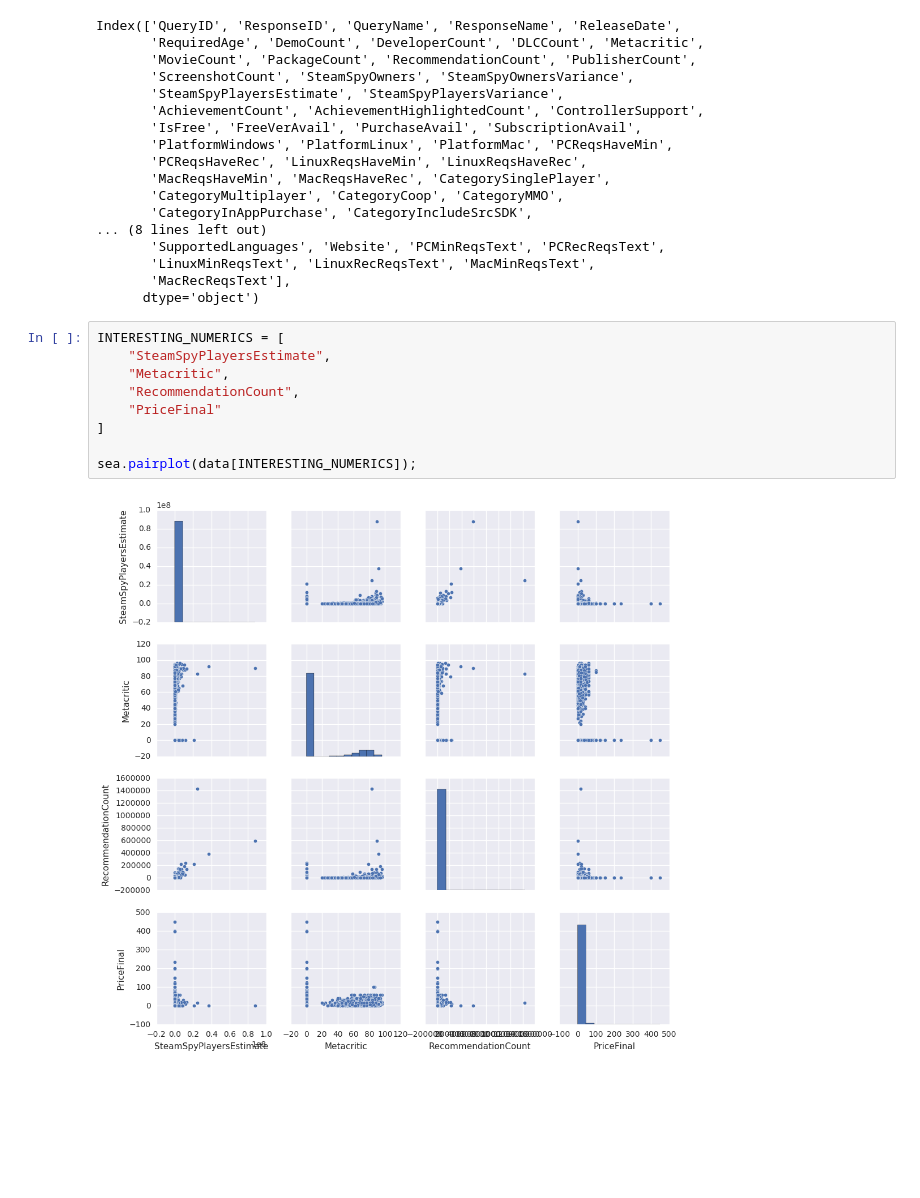
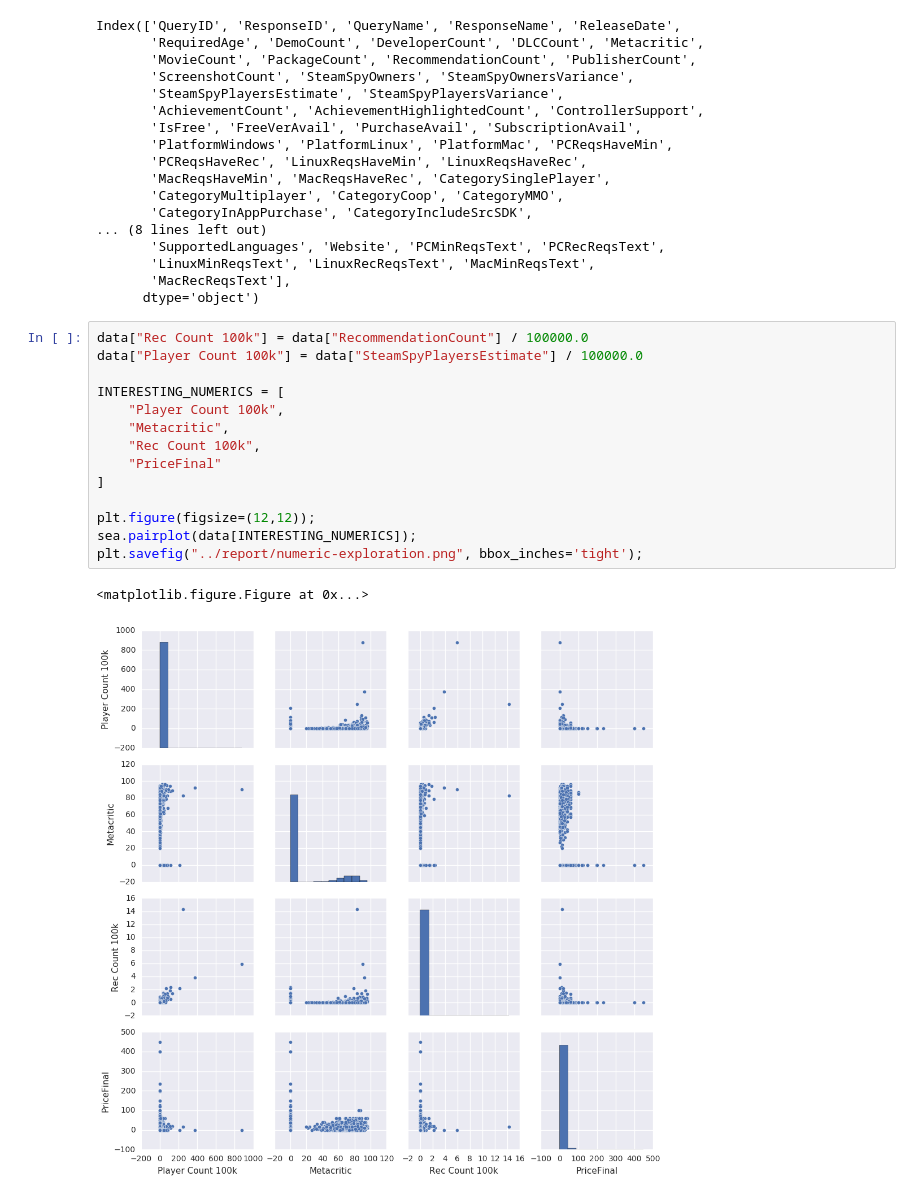
Before and after one commit to CraigKelly/steam-data, a Jupyter notebook: analysis/analysis-cnk.ipynb, the cells around one changed output. Cells and saved outputs as stored; diff of their text form; blank space fills up the shorter version.

Commit message:
Change notebooks to automatically save figures for report

```diff
--- a/analysis/analysis-cnk.ipynb
+++ b/analysis/analysis-cnk.ipynb
@@ -25,17 +25,23 @@ Index(['QueryID', 'ResponseID', 'QueryName', 'ResponseName', 'ReleaseDate',
        'LinuxMinReqsText', 'LinuxRecReqsText', 'MacMinReqsText',
        'MacRecReqsText'],
       dtype='object')
-# %%
-INTERESTING_NUMERICS = [
-    "SteamSpyPlayersEstimate",
-    "Metacritic",
-    "RecommendationCount",
-    "PriceFinal"
-]
-
-sea.pairplot(data[INTERESTING_NUMERICS]);
-# %% [output]
-[figure, removed]
+# %%
+data["Rec Count 100k"] = data["RecommendationCount"] / 100000.0
+data["Player Count 100k"] = data["SteamSpyPlayersEstimate"] / 100000.0
+
+INTERESTING_NUMERICS = [
+    "Player Count 100k",
+    "Metacritic",
+    "Rec Count 100k",
+    "PriceFinal"
+]
+
+plt.figure(figsize=(12,12));
+sea.pairplot(data[INTERESTING_NUMERICS]);
+plt.savefig("../report/numeric-exploration.png", bbox_inches='tight');
+# %% [output]
+<matplotlib.figure.Figure at 0x...>
+[figure, added]
 # %%
 class PER:
     def __init__(self, per):
```
Also changed, not shown: parts of 2 cells of this notebook, 12 other files.
